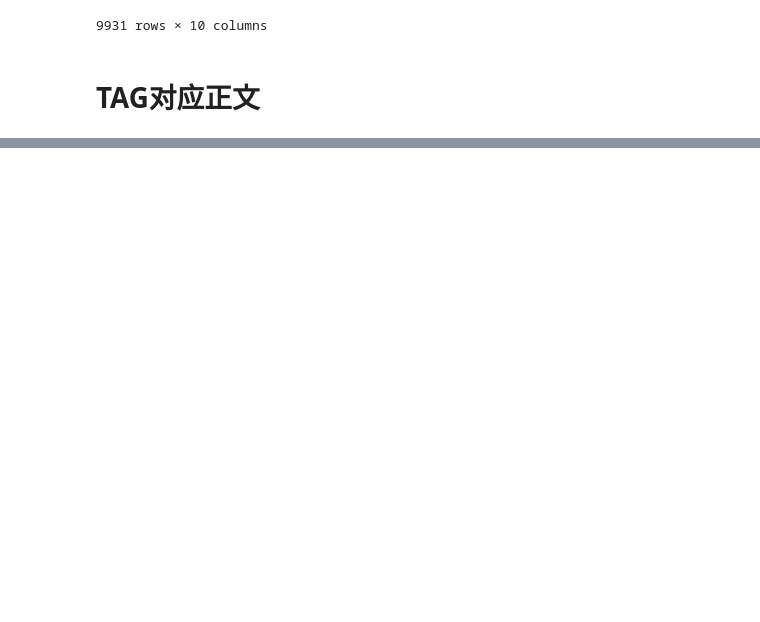
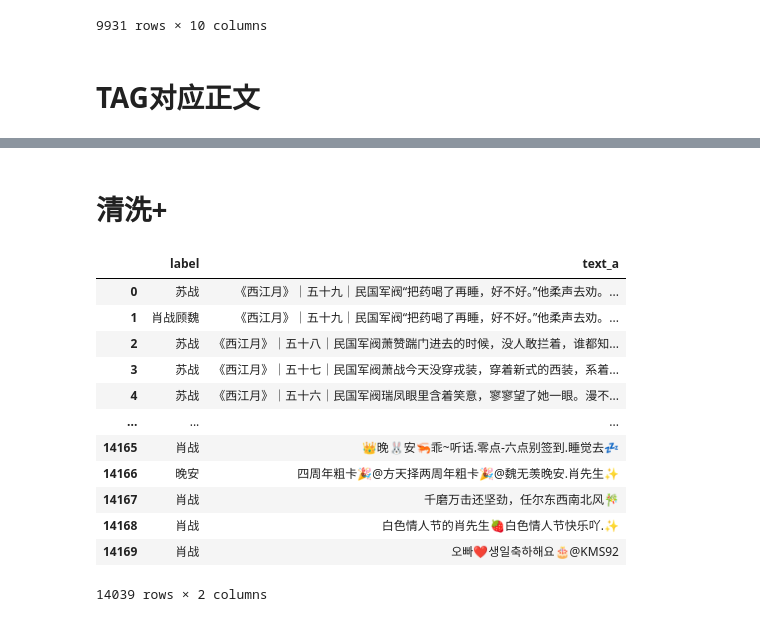
Before and after one commit to mayingwuhu/ghost-on-web, a Jupyter notebook: data_clean/微博清洗.ipynb, the cells around one changed output, grey strips where cells are left out. Saved outputs shown, nothing was run; the diff lists cells and outputs as text; code cells hidden in the pictures; blank space fills up the shorter version.

```diff
--- a/data_clean/微博清洗.ipynb
+++ b/data_clean/微博清洗.ipynb
@@ -395,0 +391,38 @@ data_1
+# %% [markdown]
+# 清洗+
+# %%
+# 清洗tag
+def sub_tag_clean(x, y):
+    x = str(x)
+    x = re.sub(r"\[超话\]", "", x)
+    if re.search(r"晚安", y):
+        x = "晚安"
+    if re.search(r"早安", y):
+        x = "早安"
+    return x
+df['label'] = df.apply(lambda row: sub_tag_clean(row['label'], row["text_a"]), axis=1)
+# 清洗内容
+def sub_content_clean(x):
+    x = re.sub(r"\@X玖少年团肖战DAYTOY","" , x)
+    return x
+df["text_a"] = df["text_a"].apply(sub_content_clean)
+# 清除重复数据
+df.reset_index(drop=True, inplace=True)
+df = df.drop_duplicates()
+# 保存、输出
+df.to_csv("all_tag_clean.csv")
+df
+# %% [output]
+|  | label | text_a |
+| 0 | 苏战 | 《西江月》｜五十九｜民国军阀“把药喝了再睡，好不好。”他柔声去劝。... |
+| 1 | 肖战顾魏 | 《西江月》｜五十九｜民国军阀“把药喝了再睡，好不好。”他柔声去劝。... |
+| 2 | 苏战 | 《西江月》｜五十八｜民国军阀萧赞踹门进去的时候，没人敢拦着，谁都知... |
+| 3 | 苏战 | 《西江月》｜五十七｜民国军阀萧战今天没穿戎装，穿着新式的西装，系着... |
+| 4 | 苏战 | 《西江月》｜五十六｜民国军阀瑞凤眼里含着笑意，寥寥望了她一眼。漫不... |
+| ... | ... | ... |
+| 14165 | 肖战 | 👑晚🐰安🦐乖~听话.零点-六点别签到.睡觉去💤 |
+| 14166 | 晚安 | 四周年粗卡🎉@方天择两周年粗卡🎉@魏无羡晚安.肖先生✨ |
+| 14167 | 肖战 | 千磨万击还坚劲，任尔东西南北风🎋 |
+| 14168 | 肖战 | 白色情人节的肖先生🍓白色情人节快乐吖.✨ |
+| 14169 | 肖战 | 오빠❤️생일축하해요🎂@KMS92 |
+14039 rows × 2 columns
```
Also changed, not shown: parts of 15 cells of this notebook, 3 other files.
